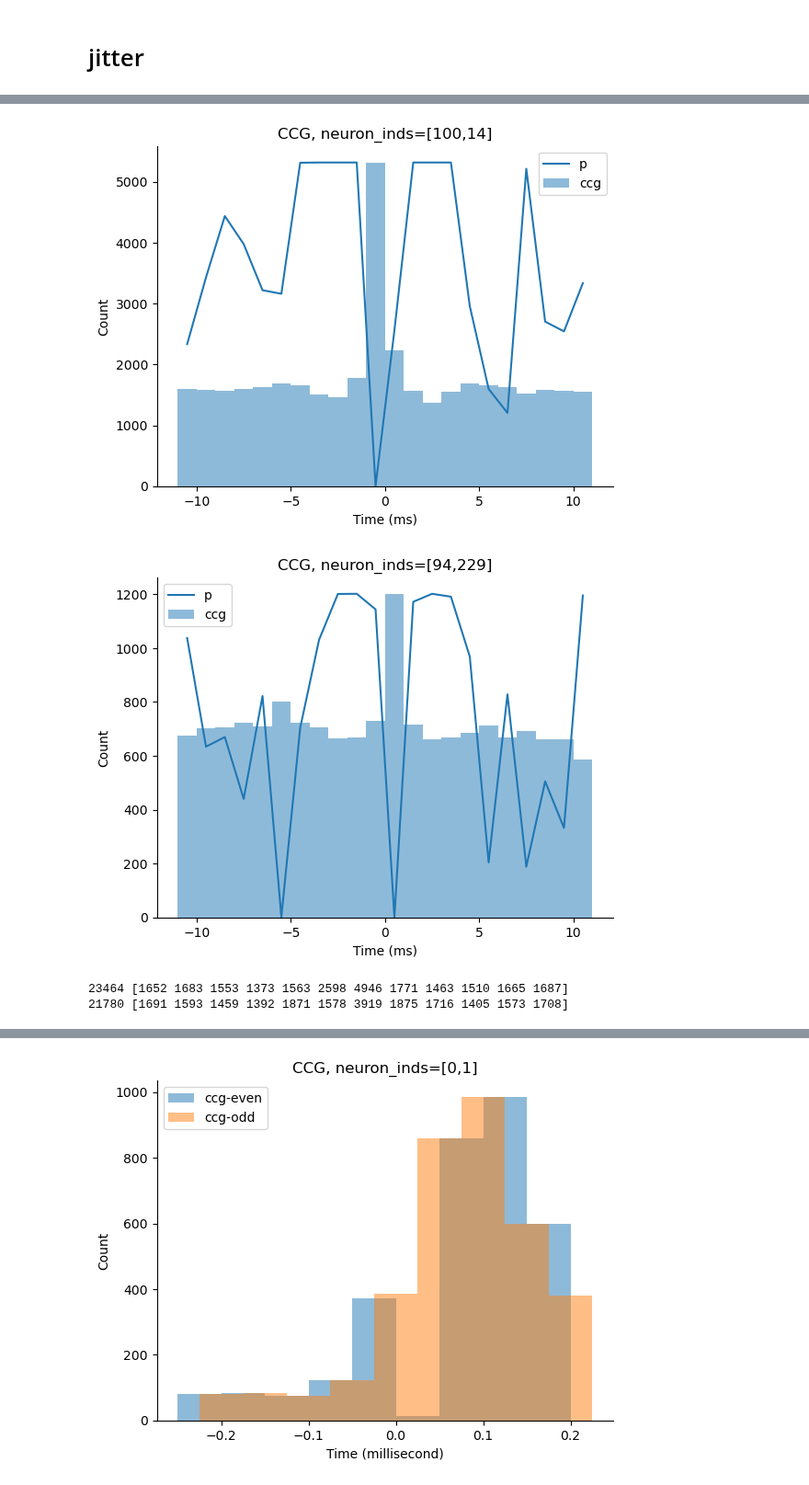
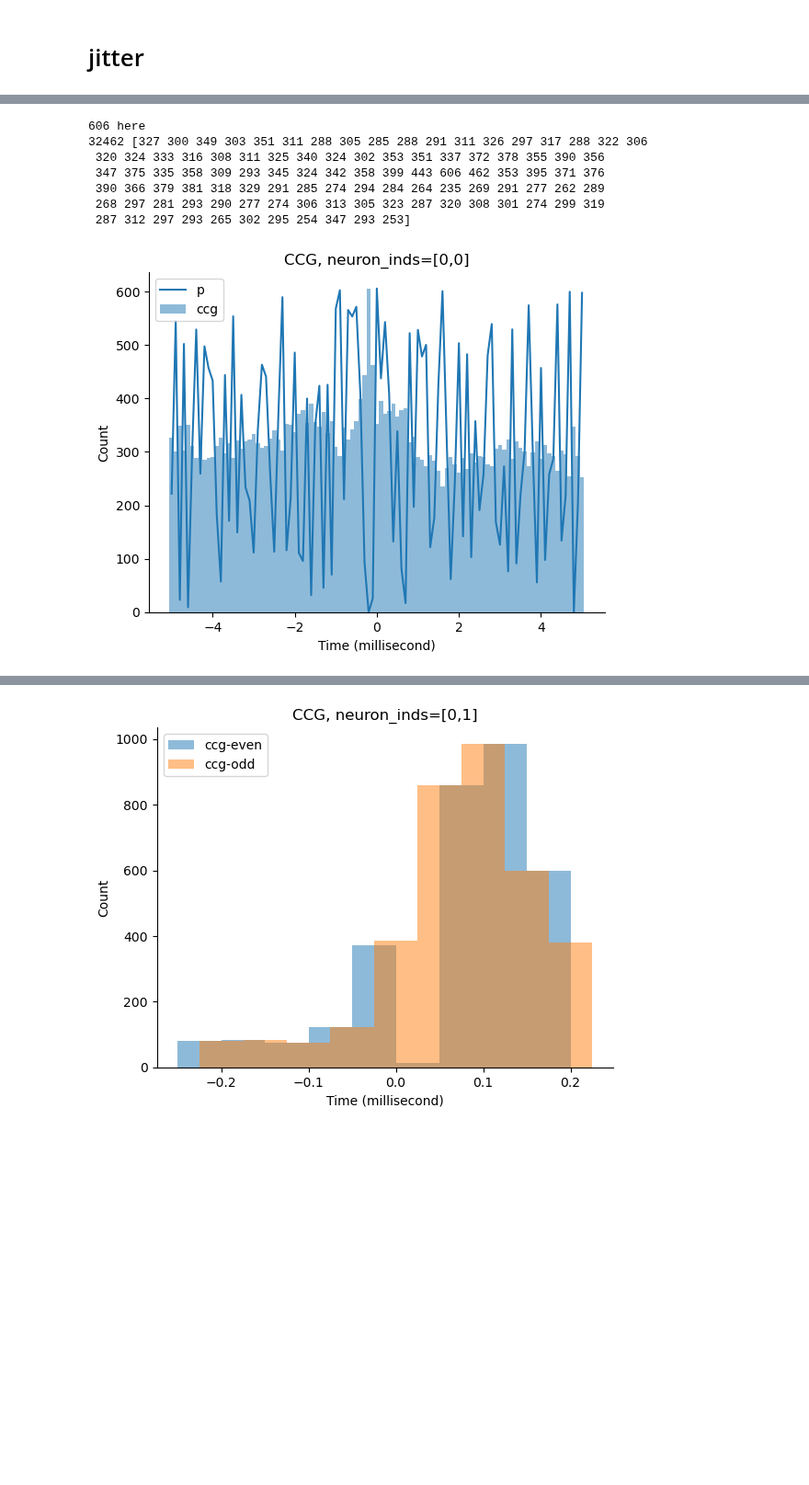
Before and after one commit to selina-lii/NeuroPy, a Jupyter notebook: notebooks/data_explore_selin.ipynb, the cells around one changed output, grey strips where cells are left out. Shown at 92% size. Cells and saved outputs as stored; diff of their text form; code cells hidden in the pictures; blank space fills up the shorter version.

Commit message:
removed test blocks and older comments(ccg_jitter). saved some jitter results

```diff
--- a/notebooks/data_explore_selin.ipynb
+++ b/notebooks/data_explore_selin.ipynb
@@ -201,7 +155,7 @@ Chunks are 3.86h each and contain ['3.08', '2.62'] hours of actual sleep pyr=78
 SLEEP0: E/I pairs 024 / 049 | pyr-pyr/E 03 | pyr-int/E 18 | int-int/I 01 | int-pyr/I 18 |
 SLEEP1: E/I pairs 012 / 029 | pyr-pyr/E - | pyr-int/E 10 | int-int/I - | int-pyr/I 09 |
 # %%
-x=msconn.routine_eranconv_pairs(subjects.nsd.allsess,tight_bounds=True,brainstates=['REM','NREM'],n_chunks=1,return_neurons=True)
+x=msconn.routine_eranconv_pairs(subjects.nsd.allsess,tight_epoch=True,brainstates=['REM','NREM'],n_chunks=1,return_neurons=True)
 # %% [output]
 EranConv significant pairs
 =======RatJ_Day2=======
@@ -393,9 +301,7 @@ def plot_ccg_eranconv(ccgs, window_size, bin_size, inds, pvals, pred, jitter_sig
         fig.tight_layout()
         plt.close(fig)
 plot_ccg_eranconv(ccg,window_size=window_size,pvals=pvals,pred=pred,bin_size=bin_size,inds=cds,uniqinds=uniqinds,frates=frates,jitter_sigs=jitter_significances,mode='odd')
-# %%
-neurons=subjects.nsd.allsess[5].neurons
 # %%
-ccg=correlations.spike_correlations(neurons,[100],[14],0.0001,0.02,symmetrize_mode='odd',use_cupy=True)
-msconn.eran_conv(ccg)
+ccgs=correlations.spike_correlations(neurons,indices[100],indices[14],0.0001,0.01,symmetrize_mode='odd',use_cupy=True)
+pvals,pred,qvals=msconn.eran_conv(ccgs)
 # %% [output]
@@ -490,45 +311,12 @@ print(ccgs[100,14].sum(),ccgs[100,14])
-# %%
-plot_ccg(ccgs, pvals, window_size, bin_size, coords[locs[25]])
-# plot_ccg(ccgs, coords[locs[23]])
-# %% [output]
-[figure, removed]
-[figure, removed]
-# %%
-# test equivalence of ccgs.
-# Use a very small bin size.
-# when bin size approaches the finest possible scale, ccgsE===ccgsO
-# when bin size is large, ccgsE can be slightly larger due to extra time from the two edge bins
-bin_size=1
-window_size=10
-window_width=1 # long window length doesn't work? pred and ccg shape incompatible
-ind=(0,1)
-pvalsE, ccgsE, predE, qvalsE=msconn.pairwise_conn_fast(neurons,
-    neuron_inds=[100,14],
-    bin_size=bin_size,
-    duration=window_size,
-    window_width=window_width,
-    wintype="gauss",
-    hollow_frac=None,
-    alpha=0.05,
-    use_multi_correction=True,
-    use_cupy=True,
-    symmetrize_mode='even',
-)
-print(ccgsE[ind].sum(),ccgsE[ind])
-
-pvalsO, ccgsO, predO, qvalsO=msconn.pairwise_conn_fast(neurons,
-    neuron_inds=[100,14],
-    bin_size=bin_size,
-    duration=window_size,
-    window_width=window_width,
-    wintype="gauss",
-    hollow_frac=None,
-    alpha=0.05,
-    use_multi_correction=True,
-    use_cupy=True,
-    symmetrize_mode='odd',
-)
-print(ccgsO[ind].sum(),ccgsO[ind])
-# %% [output]
-23464 [1652 1683 1553 1373 1563 2598 4946 1771 1463 1510 1665 1687]
-21780 [1691 1593 1459 1392 1871 1578 3919 1875 1716 1405 1573 1708]
+# %%
+plot_ccg(ccgs, 0.01, 0.0001, [0,0], pvals, mode='odd')
+print(ccgs[0,0].sum(),ccgs[0,0])
+# %% [output]
+606 here
+32462 [327 300 349 303 351 311 288 305 285 288 291 311 326 297 317 288 322 306
+ 320 324 333 316 308 311 325 340 324 302 353 351 337 372 378 355 390 356
+ 347 375 335 358 309 293 345 324 342 358 399 443 606 462 353 395 371 376
+ 390 366 379 381 318 329 291 285 274 294 284 264 235 269 291 277 262 289
+ 268 297 281 293 290 277 274 306 313 305 323 287 320 308 301 274 299 319
+ 287 312 297 293 265 302 295 254 347 293 253]
+[figure, added]
```
Also changed, not shown: parts of 31 cells of this notebook, 5 other files.
